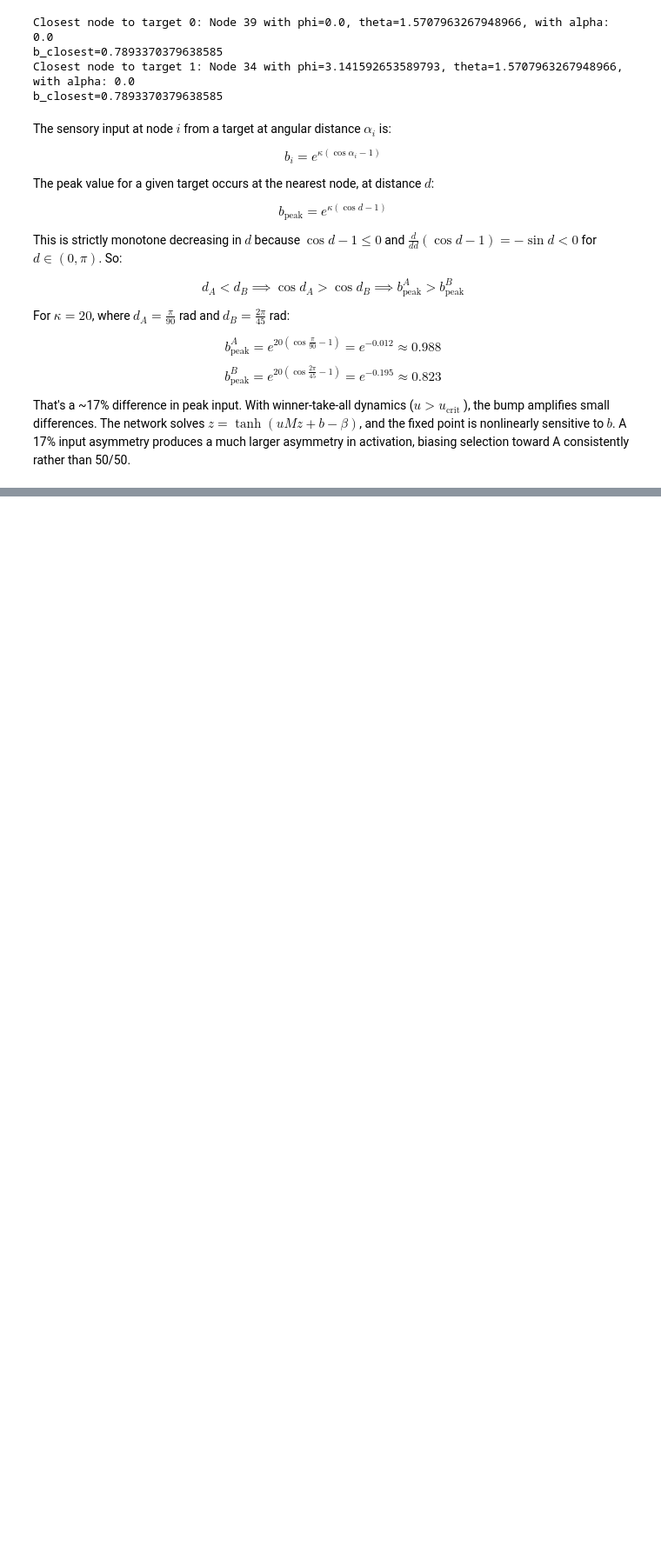
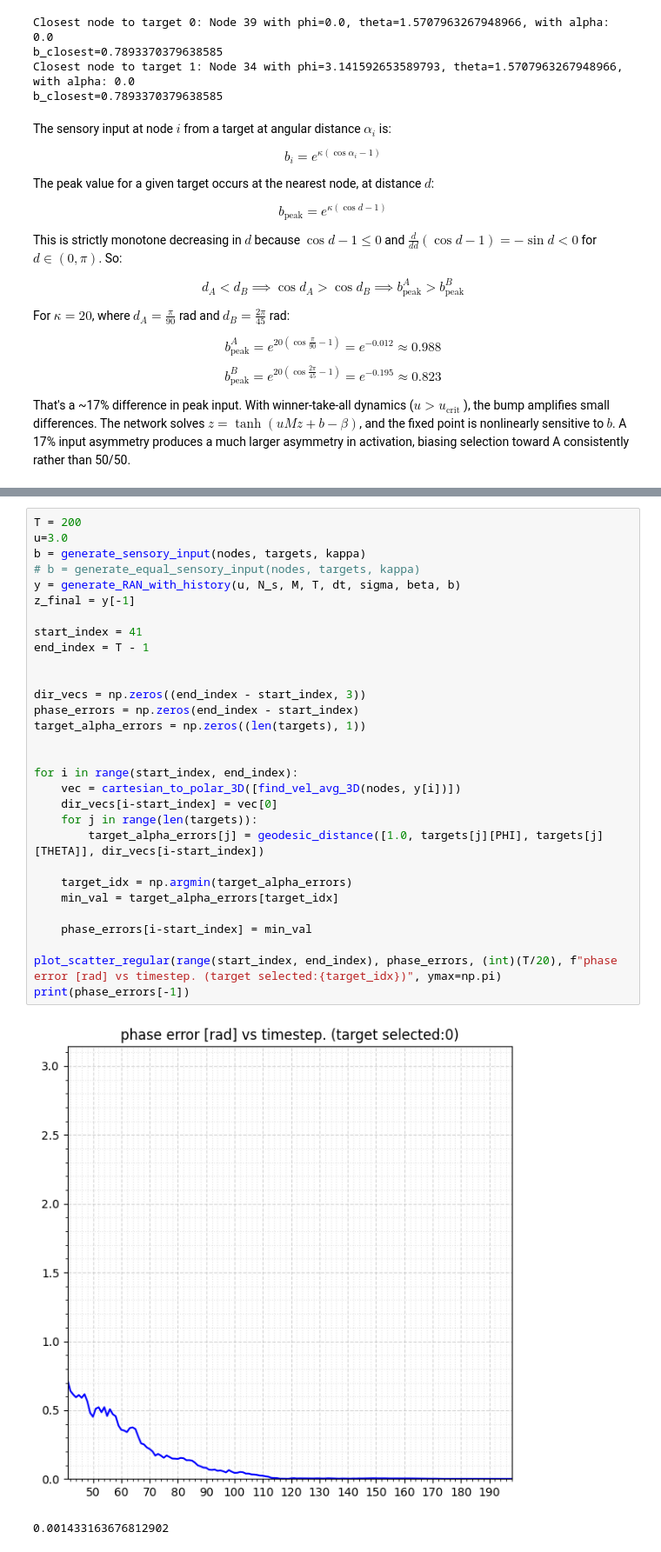
Before and after one commit to noah-ginzburg/RANController, a Jupyter notebook: RAN/mean_field_model_3d.ipynb, the cells around one changed output, grey strips where cells are left out. Shown at 87% size. Cells and saved outputs as stored; diff of their text form; blank space fills up the shorter version.

```diff
--- a/RAN/mean_field_model_3d.ipynb
+++ b/RAN/mean_field_model_3d.ipynb
@@ -438,0 +484,33 @@ The sensory input at node $i$ from a target at angular distance $\alpha_i$ is:
+# %%
+T = 200
+u=3.0
+b = generate_sensory_input(nodes, targets, kappa)
+# b = generate_equal_sensory_input(nodes, targets, kappa)
+y = generate_RAN_with_history(u, N_s, M, T, dt, sigma, beta, b)
+z_final = y[-1]
+
+start_index = 41
+end_index = T - 1
+
+
+dir_vecs = np.zeros((end_index - start_index, 3))
+phase_errors = np.zeros(end_index - start_index)
+target_alpha_errors = np.zeros((len(targets), 1))
+
+
+for i in range(start_index, end_index):
+    vec = cartesian_to_polar_3D([find_vel_avg_3D(nodes, y[i])])
+    dir_vecs[i-start_index] = vec[0]
+    for j in range(len(targets)):
+        target_alpha_errors[j] = geodesic_distance([1.0, targets[j][PHI], targets[j][THETA]], dir_vecs[i-start_index])
+
+    target_idx = np.argmin(target_alpha_errors)
+    min_val = target_alpha_errors[target_idx]
+
+    phase_errors[i-start_index] = min_val
+
+plot_scatter_regular(range(start_index, end_index), phase_errors, (int)(T/20), f"phase error [rad] vs timestep. (target selected:{target_idx})", ymax=np.pi)
+print(phase_errors[-1])
+# %% [output]
+[figure, added]
+0.001433163676812902
```
Also changed, not shown: parts of 8 cells of this notebook.
